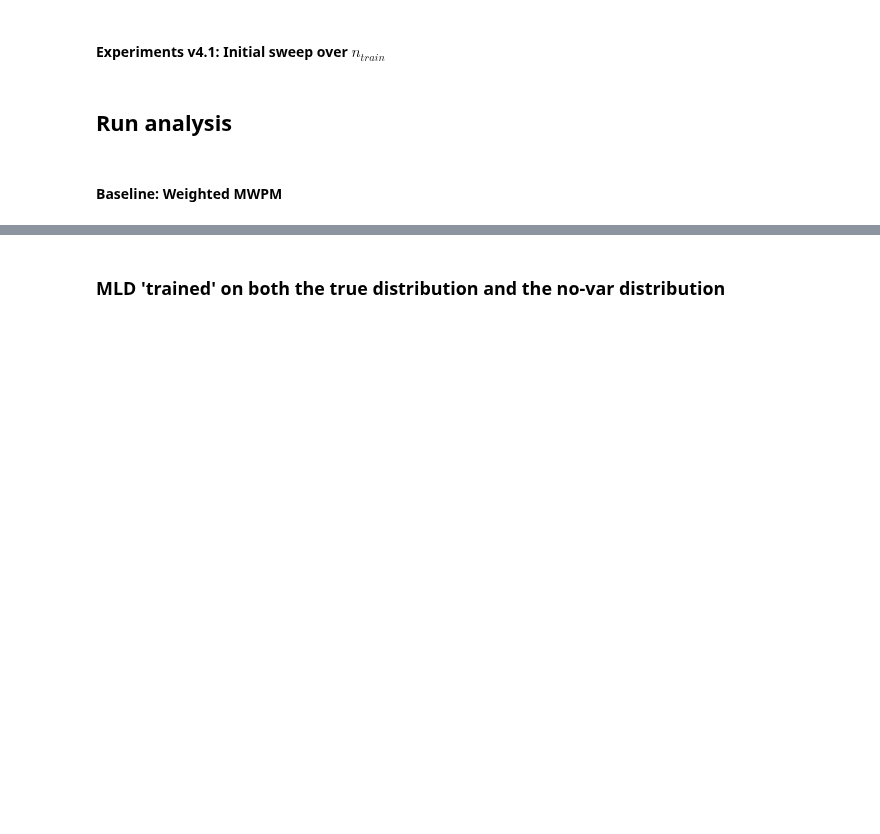
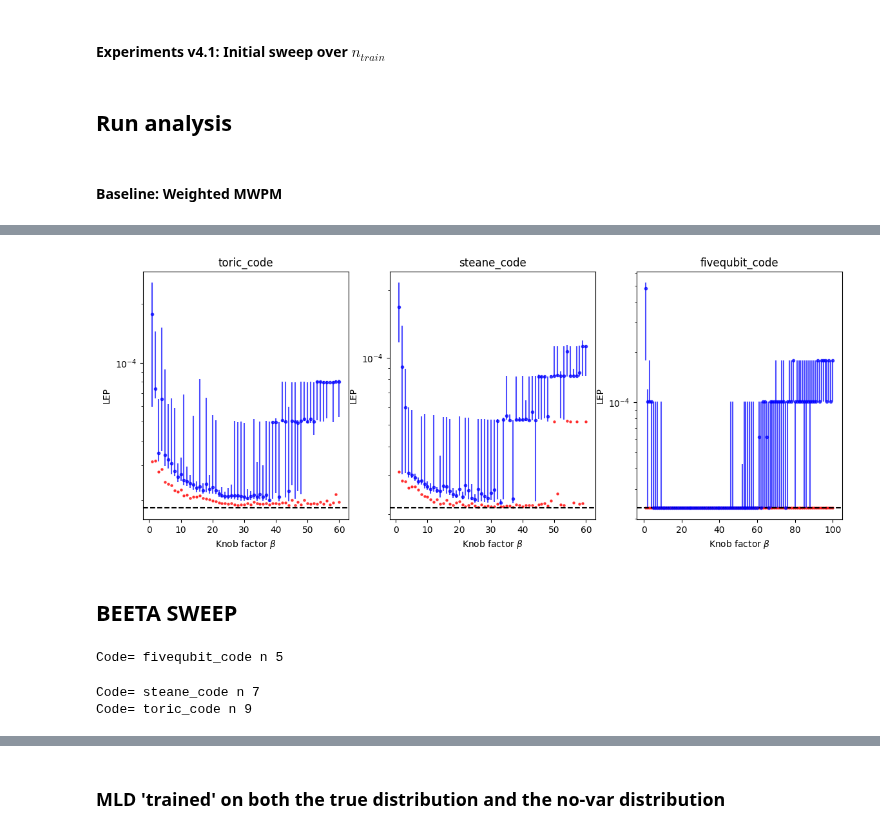
Before and after one commit to peterse/mldec, a Jupyter notebook: src/mldec/analysis/temp_fig2_expansion.ipynb, the cells around one changed output, grey strips where cells are left out. Saved outputs shown, nothing was run; the diff lists cells and outputs as text; code cells hidden in the pictures; blank space fills up the shorter version.

```diff
--- a/src/mldec/analysis/temp_fig2_expansion.ipynb
+++ b/src/mldec/analysis/temp_fig2_expansion.ipynb
@@ -119,0 +155,21 @@ for j, ax in enumerate(axes):
+# %%
+def ana_by_beta(df, col_name, quantile):
+    """For each value of batch_size, compute median and upper/lower quantile of df[col_name]."""
+    betas = df['beta'].unique()
+    betas = np.array(list(sorted(betas)))
+    medians = []
+    lower_q = []
+    upper_q = []
+    bests = []
+    for beta in betas:
+        vals = 1 - df[df['beta'] == beta][col_name]
+        medians.append(np.median(vals))
+        bests.append(vals.min())
+        lower_q.append(np.quantile(vals, 1-quantile))
+        upper_q.append(np.quantile(vals, quantile))
+    medians = np.array(medians)
+    bests = np.array(bests)
+    lower_q = medians - np.array(lower_q)
+    upper_q = np.array(upper_q) - medians
+    bounds = np.array(list(zip(lower_q, upper_q))).T
+    return betas, medians, bounds, bests
@@ -119,0 +231,50 @@ for j, ax in enumerate(axes):
+# %%
+fig, axes = plt.subplots(1, 3, figsize=(14, 5))
+code_names = ["toric_code", "steane_code", "fivequbit_code"]
+for ax_j,code_name in enumerate(code_names):
+    ax = axes[ax_j]
+    betas, medians_beta, bounds_beta, bests_beta = beta_sweep_dct[code_name]
+    ax.errorbar(betas, medians_beta, yerr=bounds_beta, fmt='o', c='b', label=f"beta={betas[i]}", alpha=0.7, markersize=3)
+    ax.scatter(betas, bests_beta, c='r', label='best', alpha=0.7, s=5)
+    mld_err =  mld_beta1_dct.get(code_name)
+    ax.axhline(mld_err, ls='--', c='k')
+    ax.set_title(code_name)
+    ax.set_xlabel(r"Knob factor $\beta$")
+    ax.set_ylabel("LEP")
+    ax.semilogy()
+# %% [output]
+[figure, added]
+# %% [markdown]
+## BEETA SWEEP
+# %%
+### This makes a plot of MLD versus beta
+# compute optimal performance on each dataset
+
+ptrue = 0.001
+var = 0.001
+beta_sweeps = {
+    "fivequbit_code": list(range(1, 26, 5)) + list(range(26, 31, 1)) + list(range(31, 71, 5)) + list(range(65, 81, 1)),
+    "steane_code": list(range(1, 26, 5)) + list(range(26, 31, 1)) + list(range(31, 81, 5)),
+    "toric_code": list(range(1, 26, 5)) + list(range(26, 31, 1)) + list(range(31, 81, 5)),
+}
+mld_results = {}
+for (n, code_name) in [ (5, "fivequbit_code"), (7, "steane_code"),  (9, "toric_code")]:
+    mld_results[code_name] = []
+    beta1_dataset_config = {"p": ptrue, "var": var, "beta": 1.0, "dataset_module": code_name}
+    X, Y, val_weights = single_round_code_data.create_dataset_training(n, beta1_dataset_config)
+
+    print("Code=", code_name, "n", n)
+    # For each beta, train an MLD on the higher beta (turn the knob) and then compute MLD w/r to beta=1 val set
+    mld_for_novar = []
+    beta_sweep = beta_sweeps[code_name]
+    for beta in beta_sweep:
+        var_dataset_config = {"p": ptrue, "var": var, "beta": beta, "dataset_module": code_name}
+        X, Y, good_var = single_round_code_data.uniform_over_good_examples(n, var_dataset_config)
+        mld_var = baselines.LookupTable()
+        mld_var.train_on_histogram(X, Y, good_var)
+        acc_var = evaluation.weighted_accuracy(mld_var, X, Y, val_weights)
+        mld_results[code_name].append(acc_var)
+# %% [output]
+Code= fivequbit_code n 5
+Code= steane_code n 7
+Code= toric_code n 9
```
Also changed, not shown: parts of 16 cells of this notebook, 1 other file.
